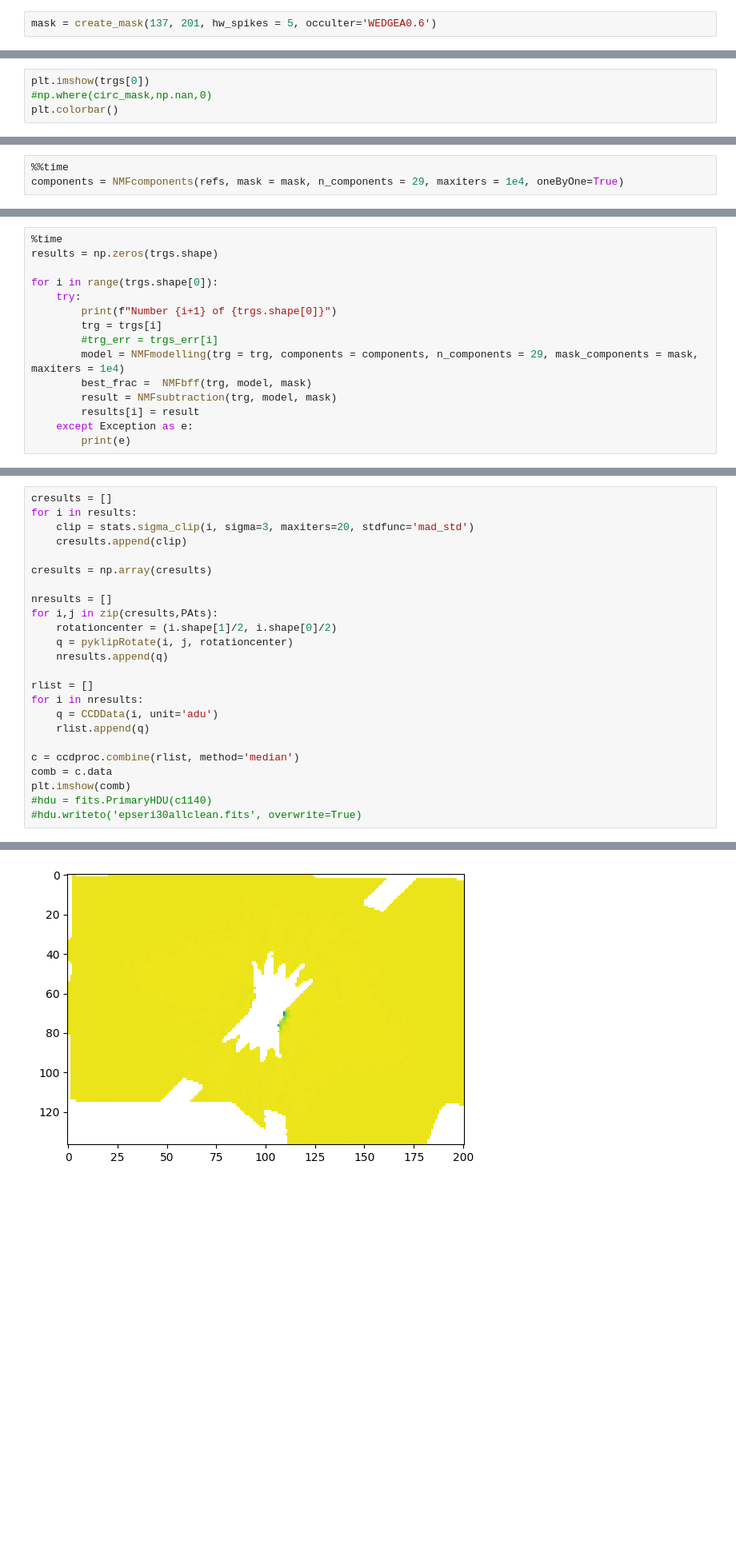
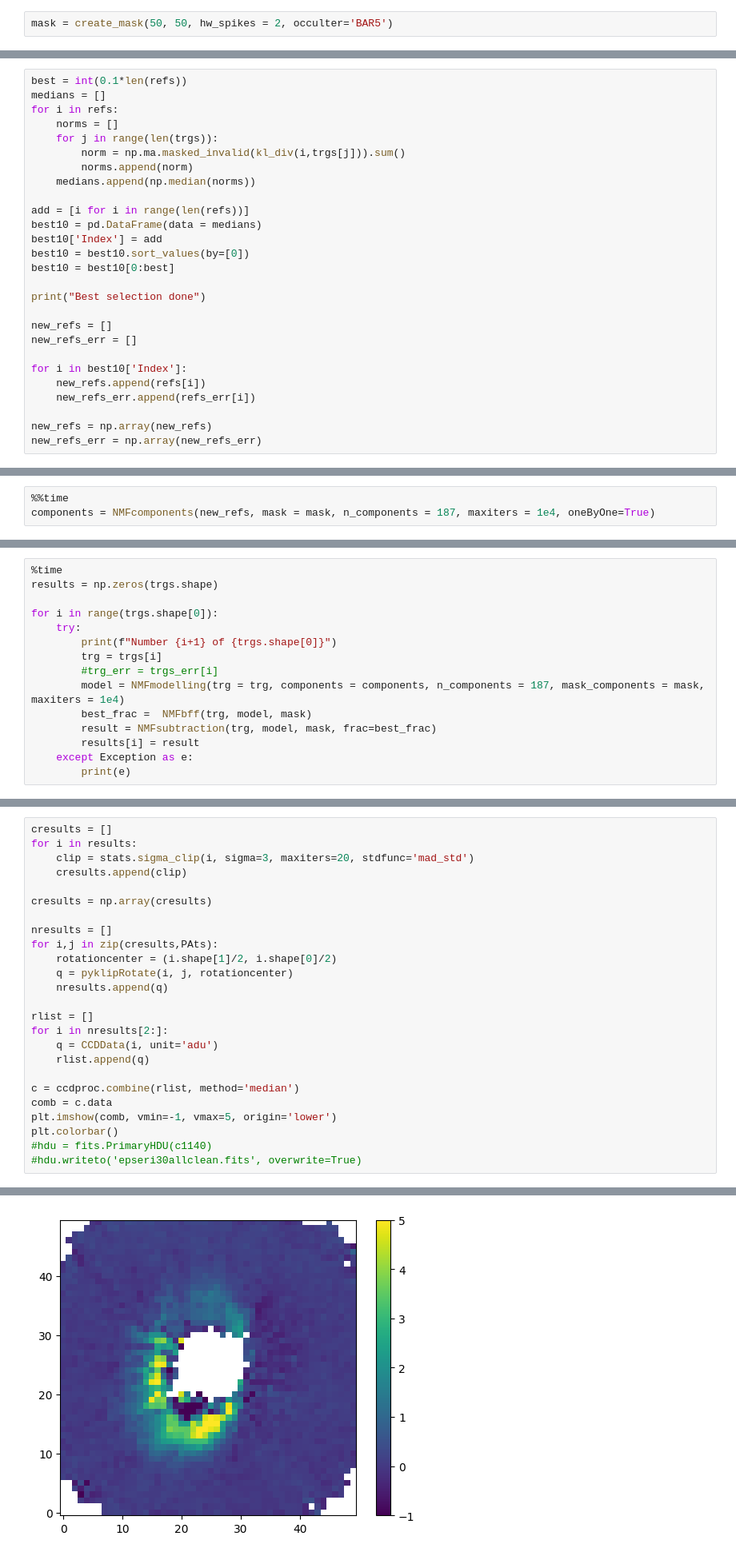
Before and after one commit to saikrishanthpm/pyNMF, a Jupyter notebook: New_reductions.ipynb, the cells around one changed output, grey strips where cells are left out. Shown at 80% size. Drawn from its saved outputs; the diff is of its cells as text; blank space fills up the shorter version.

```diff
--- a/New_reductions.ipynb
+++ b/New_reductions.ipynb
@@ -414,4 +400,4 @@ def create_mask(width_y, width_x, occulter, hw_spikes = 1, cen_x = None, cen_y =
                 spikes[y, x] = 0
     return spikes*f.data
 # %%
-mask = create_mask(137, 201, hw_spikes = 5, occulter='WEDGEA0.6')
+mask = create_mask(50, 50, hw_spikes = 2, occulter='BAR5')
@@ -429,5 +404,28 @@ plt.colorbar()
 # %%
-plt.imshow(trgs[0])
-#np.where(circ_mask,np.nan,0)
-plt.colorbar()
+best = int(0.1*len(refs))
+medians = []
+for i in refs:
+    norms = []
+    for j in range(len(trgs)):
+        norm = np.ma.masked_invalid(kl_div(i,trgs[j])).sum()
+        norms.append(norm)
+    medians.append(np.median(norms))
+
+add = [i for i in range(len(refs))]
+best10 = pd.DataFrame(data = medians)
+best10['Index'] = add
+best10 = best10.sort_values(by=[0])
+best10 = best10[0:best]
+
+print("Best selection done")
+
+new_refs = []
+new_refs_err = []
+
+for i in best10['Index']:
+    new_refs.append(refs[i])
+    new_refs_err.append(refs_err[i])
+
+new_refs = np.array(new_refs)
+new_refs_err = np.array(new_refs_err)
 # %% [output]
@@ -440,5 +442,5 @@ refs.shape
 # %%
 %%time
-components = NMFcomponents(refs, mask = mask, n_components = 29, maxiters = 1e4, oneByOne=True)
+components = NMFcomponents(new_refs, mask = mask, n_components = 187, maxiters = 1e4, oneByOne=True)
 # %% [output]
 Building components one by one...
@@ -467,9 +469,9 @@ for i in range(trgs.shape[0]):
         print(f"Number {i+1} of {trgs.shape[0]}")
         trg = trgs[i]
         #trg_err = trgs_err[i]
-        model = NMFmodelling(trg = trg, components = components, n_components = 29, mask_components = mask, maxiters = 1e4)
+        model = NMFmodelling(trg = trg, components = components, n_components = 187, mask_components = mask, maxiters = 1e4)
         best_frac =  NMFbff(trg, model, mask)
-        result = NMFsubtraction(trg, model, mask)
+        result = NMFsubtraction(trg, model, mask, frac=best_frac)
         results[i] = result
     except Exception as e:
         print(e)
@@ -523,13 +508,14 @@ for i,j in zip(cresults,PAts):
     nresults.append(q)
 
 rlist = []
-for i in nresults:
+for i in nresults[2:]:
     q = CCDData(i, unit='adu')
     rlist.append(q)
 
 c = ccdproc.combine(rlist, method='median')
 comb = c.data
-plt.imshow(comb)
+plt.imshow(comb, vmin=-1, vmax=5, origin='lower')
+plt.colorbar()
 #hdu = fits.PrimaryHDU(c1140)
 #hdu.writeto('epseri30allclean.fits', overwrite=True)
 # %% [output]
@@ -537,2 +523,2 @@ plt.imshow(comb)
-[figure, old version]
+[figure, new version]
 # %%
```
Also changed, not shown: parts of 30 cells of this notebook, 3 other files.
